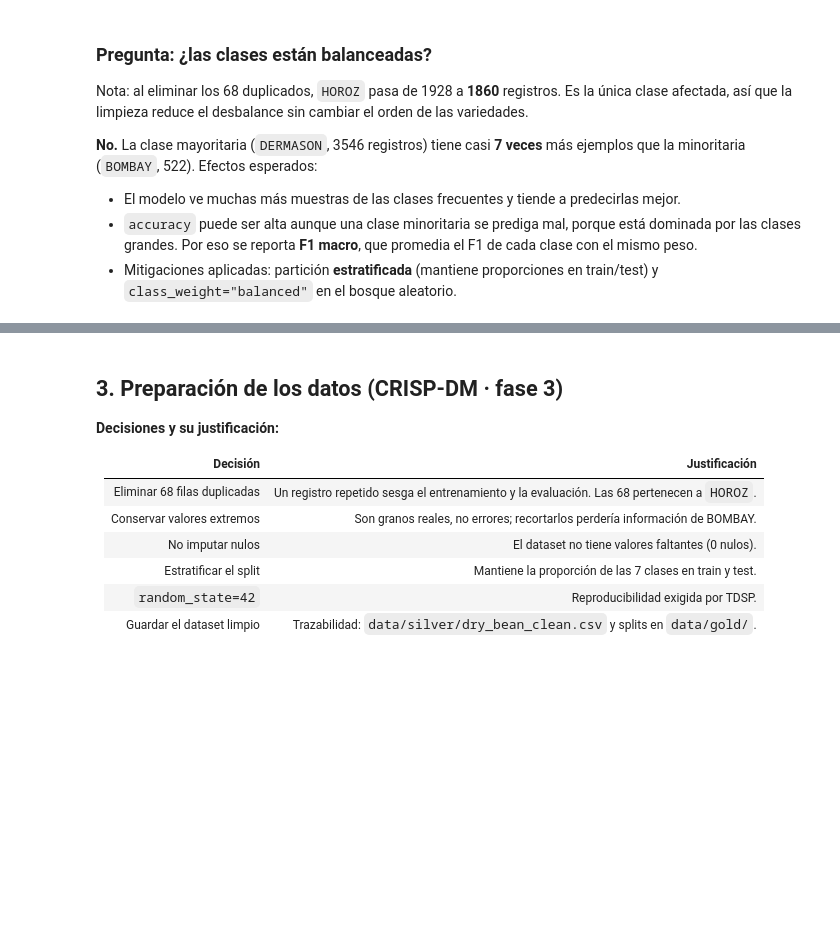
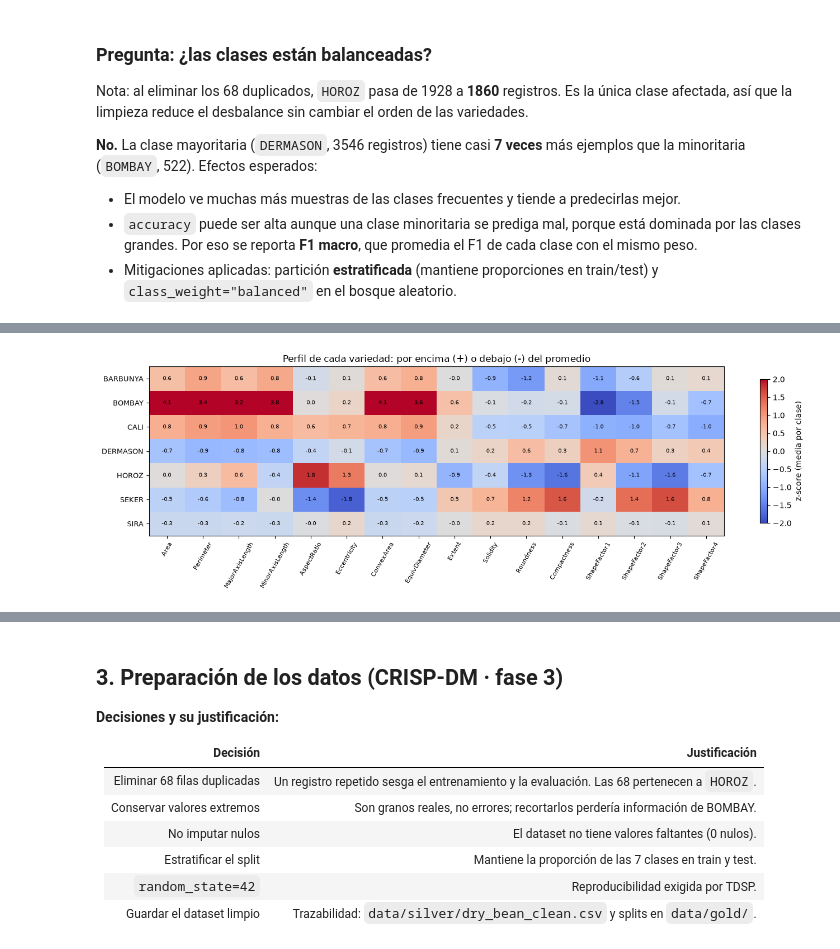
Before and after one commit to markodavid/taller1, a Jupyter notebook: notebooks/01_laboratorio_drybean.ipynb, the cells around one changed output, grey strips where cells are left out. Cells and saved outputs as stored; diff of their text form; code cells hidden in the pictures; blank space fills up the shorter version.

```diff
--- a/notebooks/01_laboratorio_drybean.ipynb
+++ b/notebooks/01_laboratorio_drybean.ipynb
@@ -211,0 +328,8 @@ que la minoritaria (`BOMBAY`, 522). Efectos esperados:
+# %%
+class_profile = eda.class_profiles(df_eda, TARGET_COLUMN, feature_columns)
+separation = eda.class_separation(df_eda, TARGET_COLUMN, feature_columns)
+
+print("Variables con mayor poder discriminante:")
+display(separation.head(8))
+print("Variables con menor poder discriminante:")
+display(separation.tail(3))
@@ -211,0 +352,5 @@ que la minoritaria (`BOMBAY`, 522). Efectos esperados:
+# %%
+figure = eda.plot_class_profiles(class_profile)
+plt.show()
+# %% [output]
+[figure, added]
```
Also changed, not shown: parts of 16 cells of this notebook, 18 other files.
